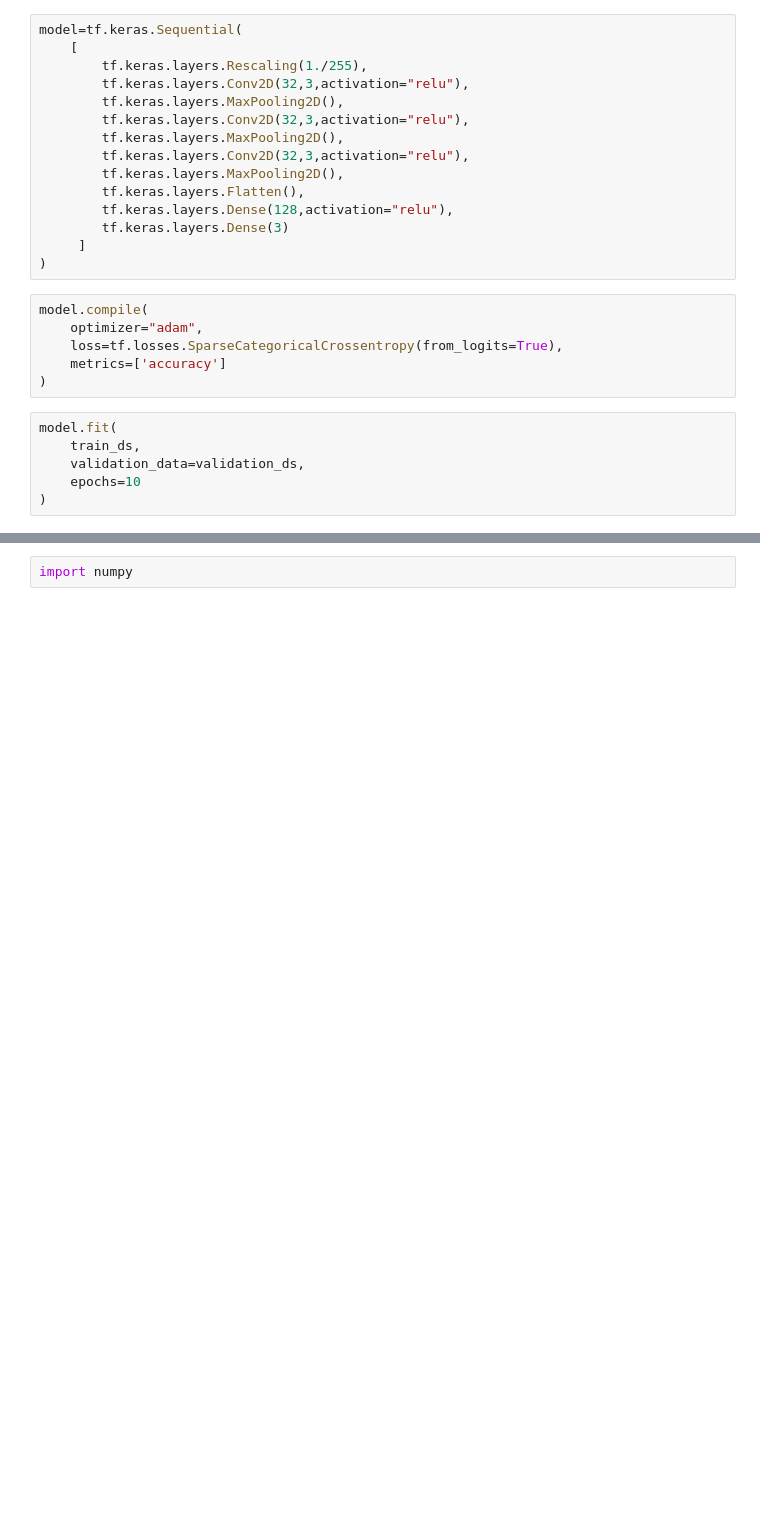
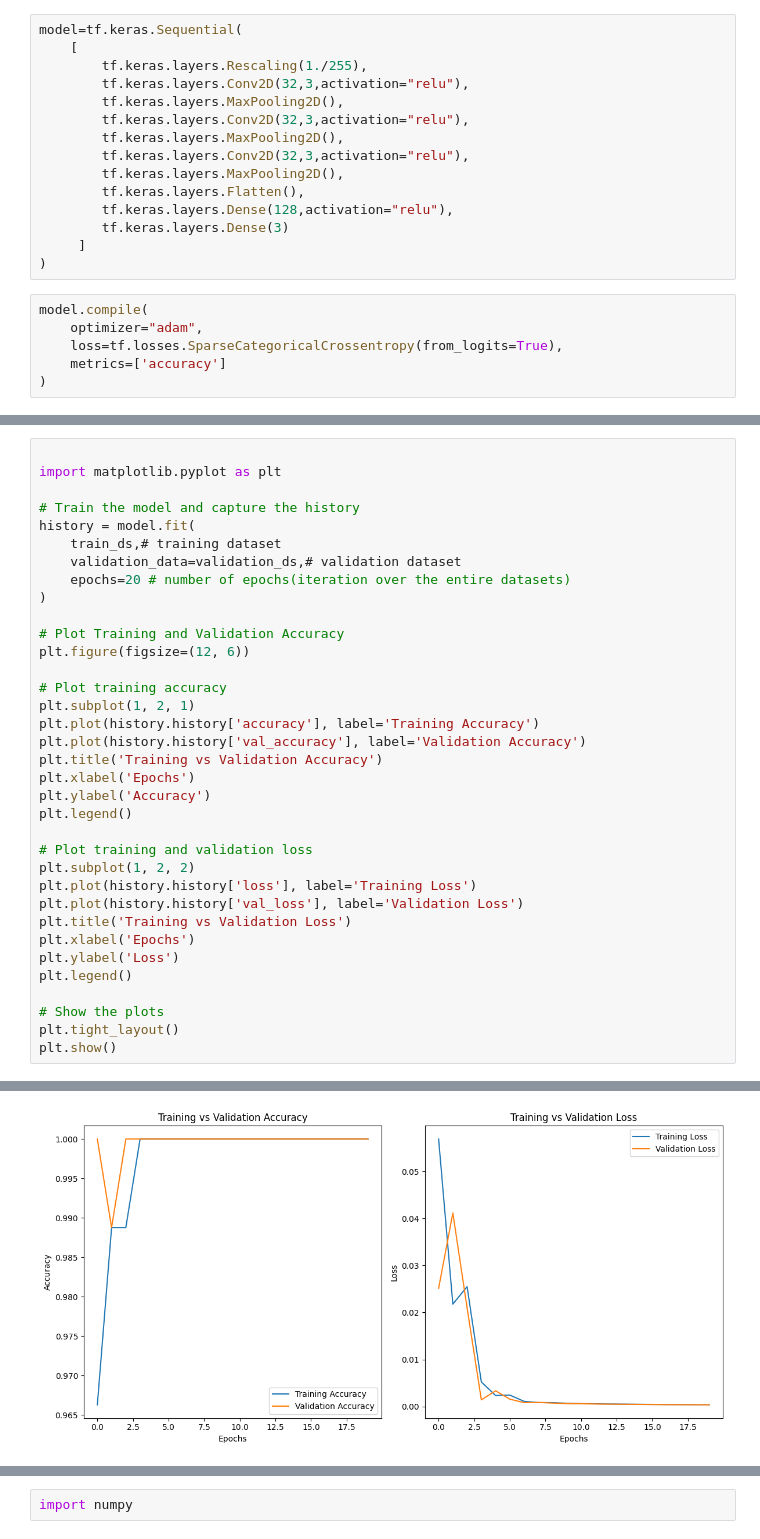
Before and after one commit to Ronaldo-khagokpam/DEEP-LEARNING, a Jupyter notebook: hackathon.ipynb, the cells around one changed output, grey strips where cells are left out. Cells and saved outputs as stored; diff of their text form; blank space fills up the shorter version.

```diff
--- a/hackathon.ipynb
+++ b/hackathon.ipynb
@@ -78,9 +78,3 @@ model.compile(
     loss=tf.losses.SparseCategoricalCrossentropy(from_logits=True),
     metrics=['accuracy']
 )
-# %%
-model.fit(
-    train_ds,
-    validation_data=validation_ds,
-    epochs=10
-)
@@ -108,0 +107,36 @@ Epoch 10/10
+# %%
+
+import matplotlib.pyplot as plt
+
+# Train the model and capture the history
+history = model.fit(
+    train_ds,# training dataset
+    validation_data=validation_ds,# validation dataset
+    epochs=20 # number of epochs(iteration over the entire datasets)
+)
+
+# Plot Training and Validation Accuracy
+plt.figure(figsize=(12, 6))
+
+# Plot training accuracy
+plt.subplot(1, 2, 1)
+plt.plot(history.history['accuracy'], label='Training Accuracy')
+plt.plot(history.history['val_accuracy'], label='Validation Accuracy')
+plt.title('Training vs Validation Accuracy')
+plt.xlabel('Epochs')
+plt.ylabel('Accuracy')
+plt.legend()
+
+# Plot training and validation loss
+plt.subplot(1, 2, 2)
+plt.plot(history.history['loss'], label='Training Loss')
+plt.plot(history.history['val_loss'], label='Validation Loss')
+plt.title('Training vs Validation Loss')
+plt.xlabel('Epochs')
+plt.ylabel('Loss')
+plt.legend()
+
+# Show the plots
+plt.tight_layout()
+plt.show()
+# %% [output]
@@ -109,3 +160,4 @@ Epoch 10/10
+[figure, added]
 # %%
 
 model.evaluate(test_ds)
```
Also changed, not shown: parts of 10 cells of this notebook.
